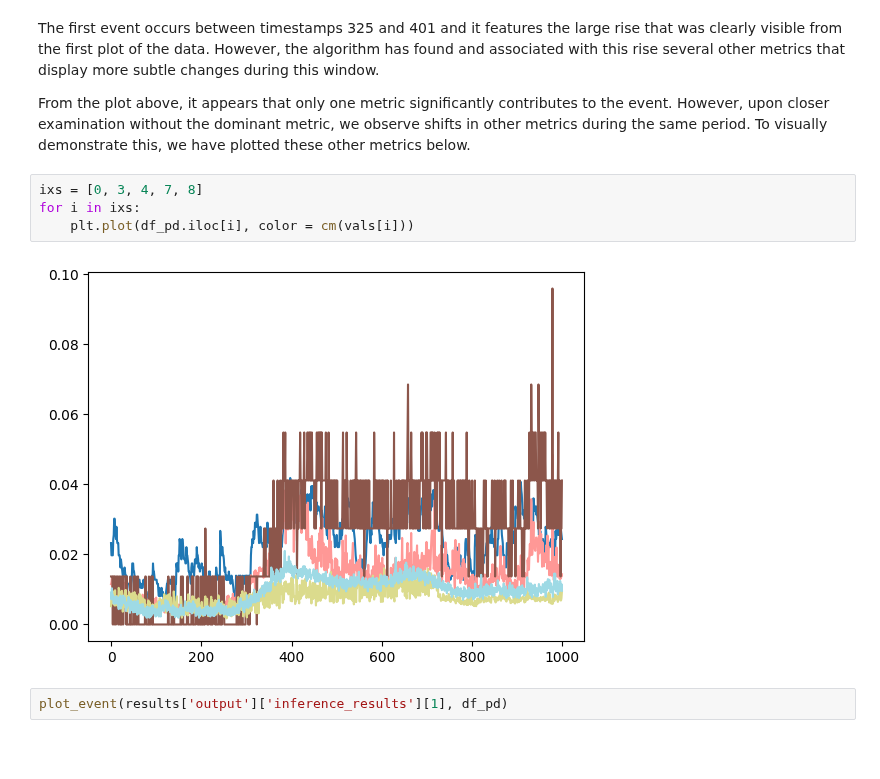
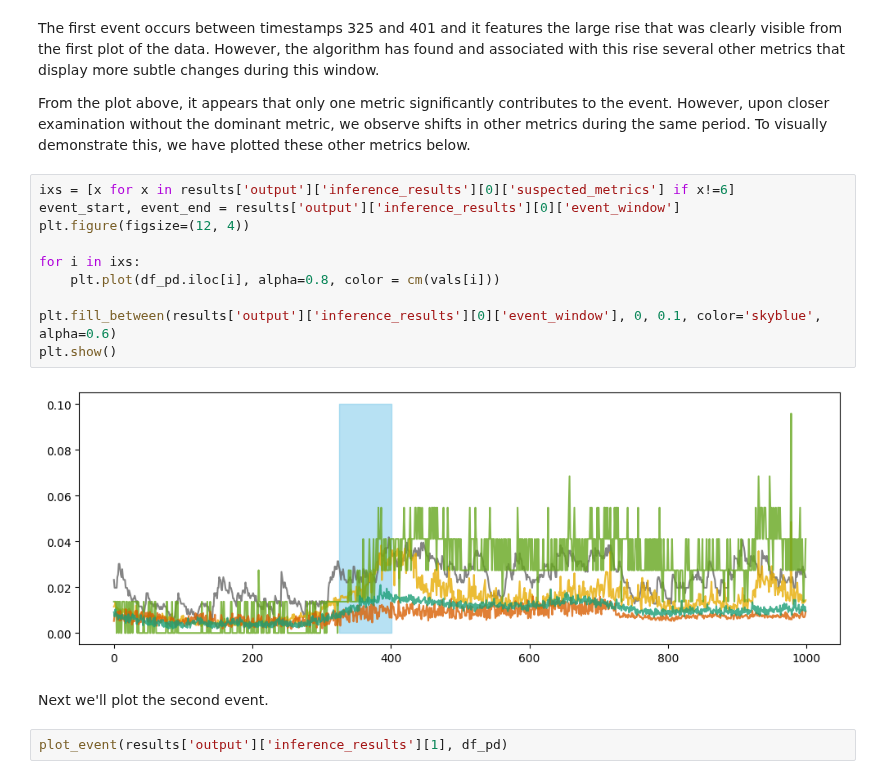
Before and after one commit to opensearch-project/opensearch-py-ml, a Jupyter notebook: docs/source/examples/demo_metrics_correlation.ipynb, the cells around one changed output. Cells and saved outputs as stored; diff of their text form; blank space fills up the shorter version.

```diff
--- a/docs/source/examples/demo_metrics_correlation.ipynb
+++ b/docs/source/examples/demo_metrics_correlation.ipynb
@@ -186,12 +188,20 @@ The first event occurs between timestamps
  and it features the large rise that was clearly visible from the first plot of the data. However, the algorithm has found and associated with this rise several other metrics that display more subtle changes during this window.
 
 From the plot above, it appears that only one metric significantly contributes to the event. However, upon closer examination without the dominant metric, we observe shifts in other metrics during the same period. To visually demonstrate this, we have plotted these other metrics below.
-# %%
-ixs = [0, 3, 4, 7, 8]
-for i in ixs:
-    plt.plot(df_pd.iloc[i], color = cm(vals[i]))
-# %% [output]
-[figure, removed]
+# %%
+ixs = [x for x in results['output']['inference_results'][0]['suspected_metrics'] if x!=6]
+event_start, event_end = results['output']['inference_results'][0]['event_window']
+plt.figure(figsize=(12, 4))
+
+for i in ixs:
+    plt.plot(df_pd.iloc[i], alpha=0.8, color = cm(vals[i]))
+
+plt.fill_between(results['output']['inference_results'][0]['event_window'], 0, 0.1, color='skyblue', alpha=0.6)
+plt.show()
+# %% [output]
+[figure, added]
+# %% [markdown]
+Next we'll plot the second event.
 # %%
 plot_event(results['output']['inference_results'][1], df_pd)
 # %% [output]
```
Also changed, not shown: parts of 1 cell of this notebook.
